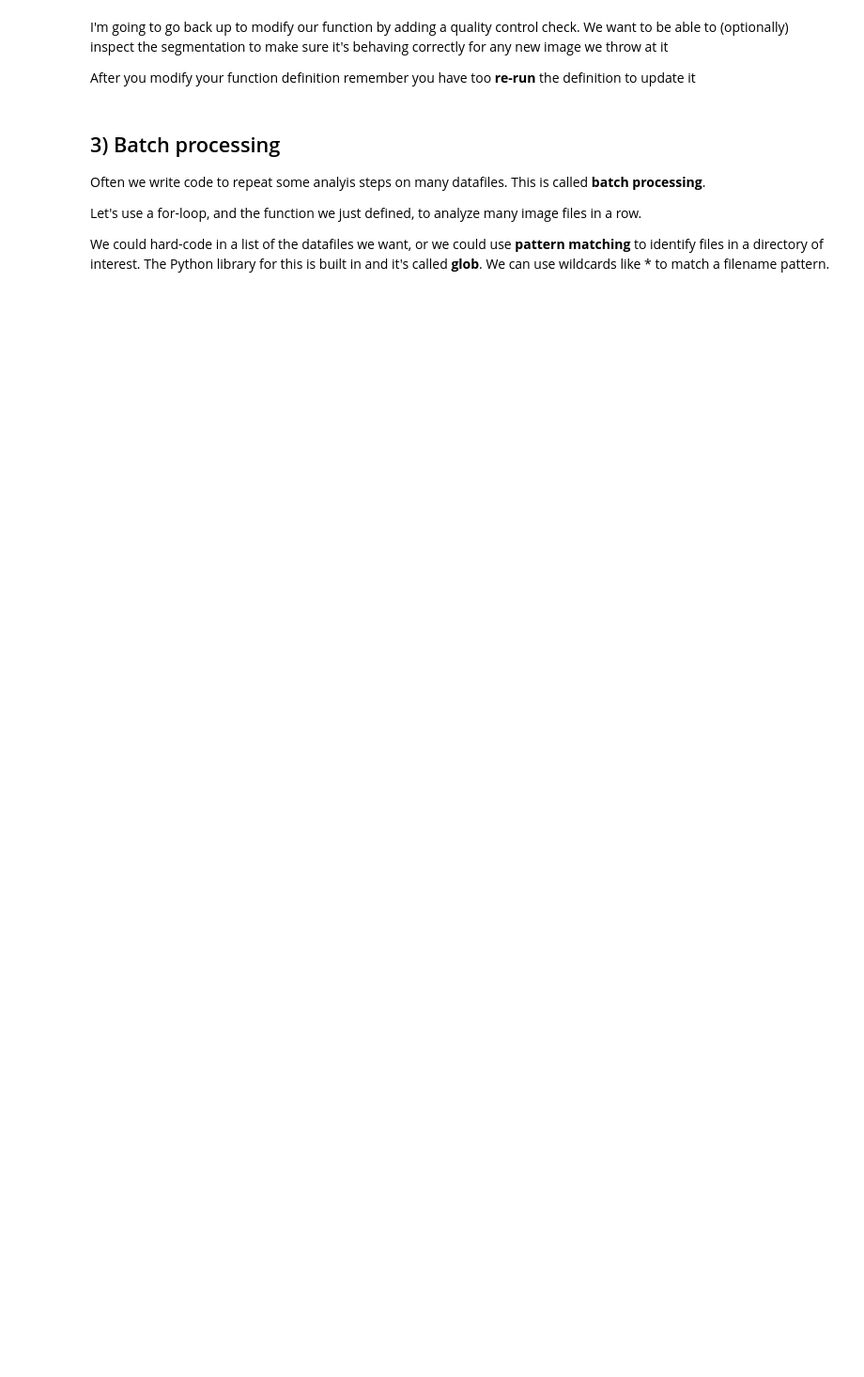
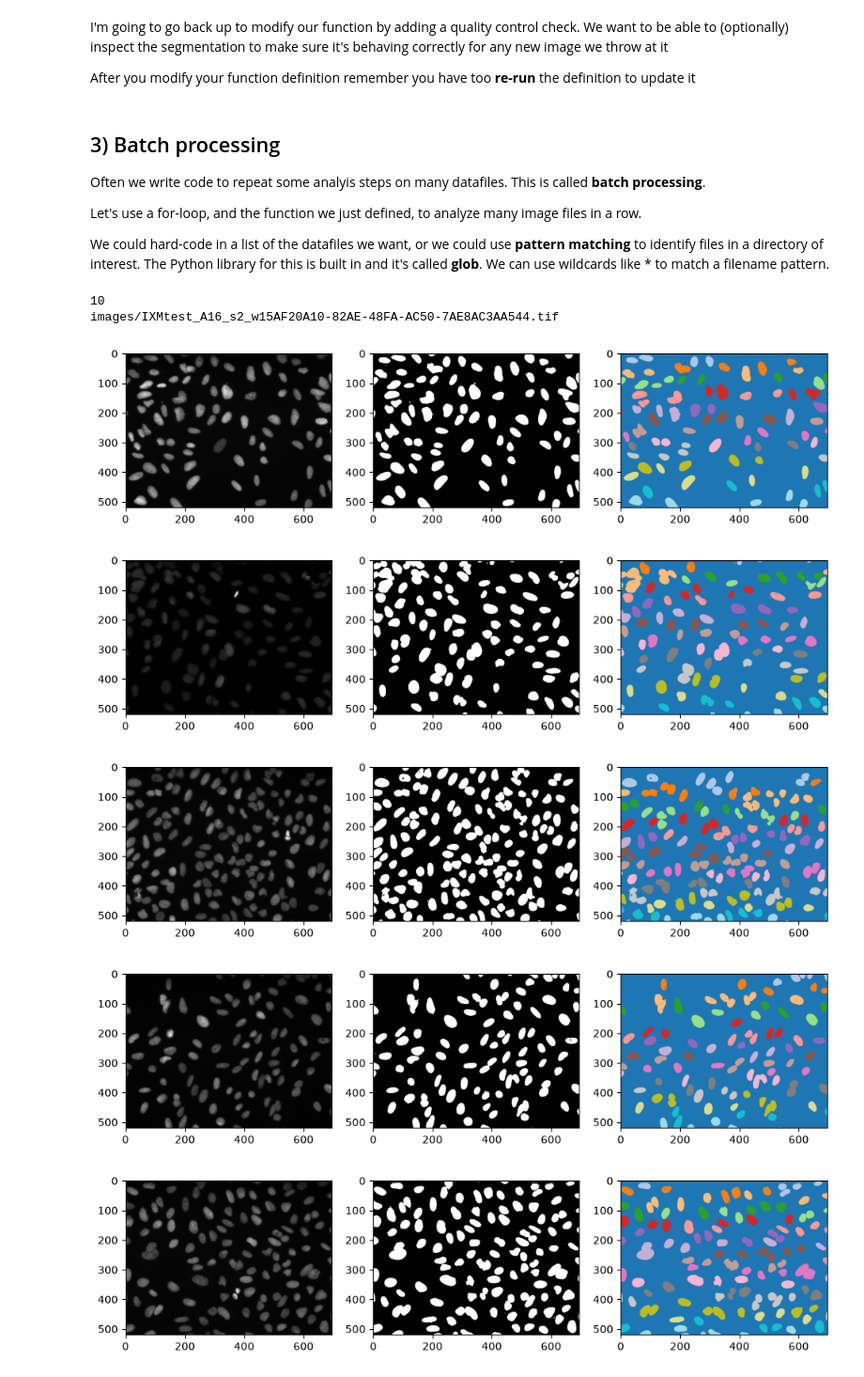
Before and after one commit to ajmarino01/BIO558AlainaMarino, a Jupyter notebook: miniproject_3_blank.ipynb, the cells around one changed output. Shown at 94% size. Saved outputs shown, nothing was run; the diff lists cells and outputs as text; code cells hidden in the pictures; blank space fills up the shorter version.

```diff
--- a/miniproject_3_blank.ipynb
+++ b/miniproject_3_blank.ipynb
@@ -201,7 +201,7 @@ Take the relevant lines of code above and modify / arrange them into the body of
 
 Let's start together with **pseduocode**
 # %%
-def measure_cells(input_image):
+def measure_cells(input_image, show_segmentation=False):
     """
         measure_cells(input_image)
             Using automatic thresholding to identify and quantify cell properties from fluor images
@@ -214,15 +214,25 @@ def measure_cells(input_image):
     """
     thresh = filters.threshold_li(input_image)
 # compute the threshold for the image using Li's method
-    binary_mask = input_image == this_label
+    mask = input_image > thresh
 # make a binary mask, same size as the image, bt it's boolean;/binary
-
+    label_image = measure.label(mask)
 # Using the mask, identify the lables (components)
-
+    region_properties = measure.regionprops(label_image, intensity_image=input_image)
+    areas = [x.area for x in region_properties]
+    intensities = [x.intensity_mean for x in region_properties]
+    if show_segmentation:
+        fh, ax = plt.subplots(1, 3, figsize=(12,4))
+        ax[0].imshow(input_image, cmap='gray')
+        ax[1].imshow(mask, cmap='gray')
+        ax[2].imshow(label_image, cmap='tab20')
+    return areas, intensities
 # Measure the area and intensity of each lebeld component
 # e.g. using regionprops
 # %% [markdown]
 Let's use our new function
 # %%
-areas = [x.area for x in region_properties]
-intensities = [x.intensity_mean for x in region_properties]
+img_cells = imread(filename)
+areas, intensities = measure_cells(img_cells)
+print(areas)
+print(intensities)
@@ -238,3 +251,30 @@ Often we write code to repeat some analyis steps on many datafiles. This is call
 Let's use a for-loop, and the function we just defined, to analyze many image files in a row.
 
 We could hard-code in a list of the datafiles we want, or we could use **pattern matching** to identify files in a directory of interest. The Python library for this is built in and it's called **glob**. We can use wildcards like * to match a filename pattern.
+# %%
+import glob
+batch_data_dir = 'images'
+filepaths = glob.glob(os.path.join(batch_data_dir, '*.tif'))
+
+print(len(filepaths))
+print(filepaths[0])
+# %% [output]
+10
+images/IXMtest_A16_s2_w15AF20A10-82AE-48FA-AC50-7AE8AC3AA544.tif
+# %%
+areas = []
+intensities = []
+n_cells = []
+for current_filepath in filepaths:
+    img_cells = imread(current_filepath)
+    img_areas, img_intensities = measure_cells(img_cells, show_segmentation=True)
+
+    areas.append(img_areas)
+    intensities.append(img_intensities)
+    n_cells.append(len(img_areas))
+# %% [output]
+[figure, added]
+[figure, added]
+[figure, added]
+[figure, added]
+[figure, added]
```
Also changed, not shown: parts of 3 cells of this notebook, 3 other files.
